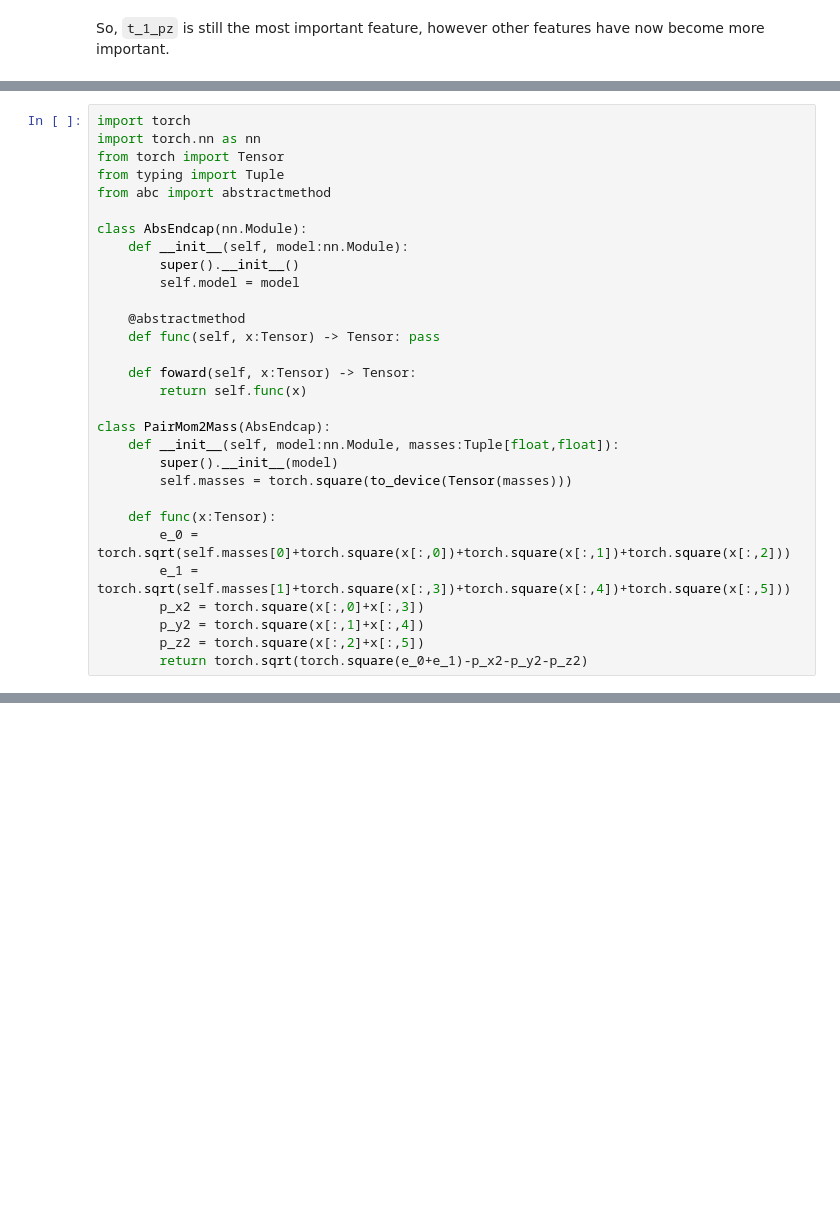
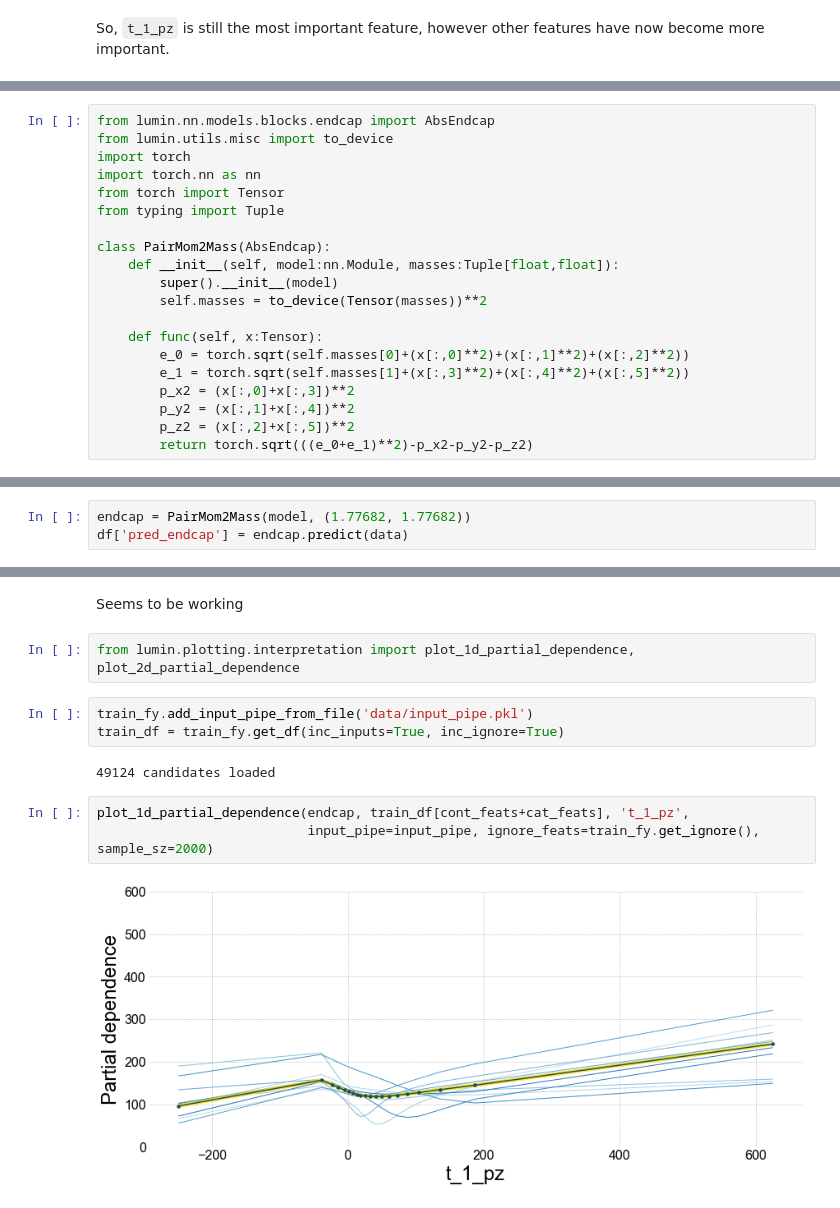
Before and after one commit to GilesStrong/lumin, a Jupyter notebook: examples/Multi_Target_Regression.ipynb, the cells around one changed output, grey strips where cells are left out. Cells and saved outputs as stored; diff of their text form; blank space fills up the shorter version.

```diff
--- a/examples/Multi_Target_Regression.ipynb
+++ b/examples/Multi_Target_Regression.ipynb
@@ -622,30 +640,20 @@ So, `t_1_pz` is still the most important feature, however other features have no
 # %%
+from lumin.nn.models.blocks.endcap import AbsEndcap
+from lumin.utils.misc import to_device
 import torch
 import torch.nn as nn
 from torch import Tensor
 from typing import Tuple
-from abc import abstractmethod
-
-class AbsEndcap(nn.Module):
-    def __init__(self, model:nn.Module):
-        super().__init__()
-        self.model = model
-
-    @abstractmethod
-    def func(self, x:Tensor) -> Tensor: pass
-
-    def foward(self, x:Tensor) -> Tensor:
-        return self.func(x)
 
 class PairMom2Mass(AbsEndcap):
     def __init__(self, model:nn.Module, masses:Tuple[float,float]):
         super().__init__(model)
-        self.masses = torch.square(to_device(Tensor(masses)))
+        self.masses = to_device(Tensor(masses))**2
 
-    def func(x:Tensor):
-        e_0 = torch.sqrt(self.masses[0]+torch.square(x[:,0])+torch.square(x[:,1])+torch.square(x[:,2]))
-        e_1 = torch.sqrt(self.masses[1]+torch.square(x[:,3])+torch.square(x[:,4])+torch.square(x[:,5]))
-        p_x2 = torch.square(x[:,0]+x[:,3])
-        p_y2 = torch.square(x[:,1]+x[:,4])
-        p_z2 = torch.square(x[:,2]+x[:,5])
-        return torch.sqrt(torch.square(e_0+e_1)-p_x2-p_y2-p_z2)
+    def func(self, x:Tensor):
+        e_0 = torch.sqrt(self.masses[0]+(x[:,0]**2)+(x[:,1]**2)+(x[:,2]**2))
+        e_1 = torch.sqrt(self.masses[1]+(x[:,3]**2)+(x[:,4]**2)+(x[:,5]**2))
+        p_x2 = (x[:,0]+x[:,3])**2
+        p_y2 = (x[:,1]+x[:,4])**2
+        p_z2 = (x[:,2]+x[:,5])**2
+        return torch.sqrt(((e_0+e_1)**2)-p_x2-p_y2-p_z2)
@@ -651,0 +673,3 @@ class PairMom2Mass(AbsEndcap):
+# %%
+endcap = PairMom2Mass(model, (1.77682, 1.77682))
+df['pred_endcap'] = endcap.predict(data)
@@ -651,0 +685,14 @@ class PairMom2Mass(AbsEndcap):
+# %% [markdown]
+Seems to be working
+# %%
+from lumin.plotting.interpretation import plot_1d_partial_dependence, plot_2d_partial_dependence
+# %%
+train_fy.add_input_pipe_from_file('data/input_pipe.pkl')
+train_df = train_fy.get_df(inc_inputs=True, inc_ignore=True)
+# %% [output]
+49124 candidates loaded
+# %%
+plot_1d_partial_dependence(endcap, train_df[cont_feats+cat_feats], 't_1_pz',
+                           input_pipe=input_pipe, ignore_feats=train_fy.get_ignore(), sample_sz=2000)
+# %% [output]
+[figure, added]
```
Also changed, not shown: parts of 33 cells of this notebook, 9 other files.
